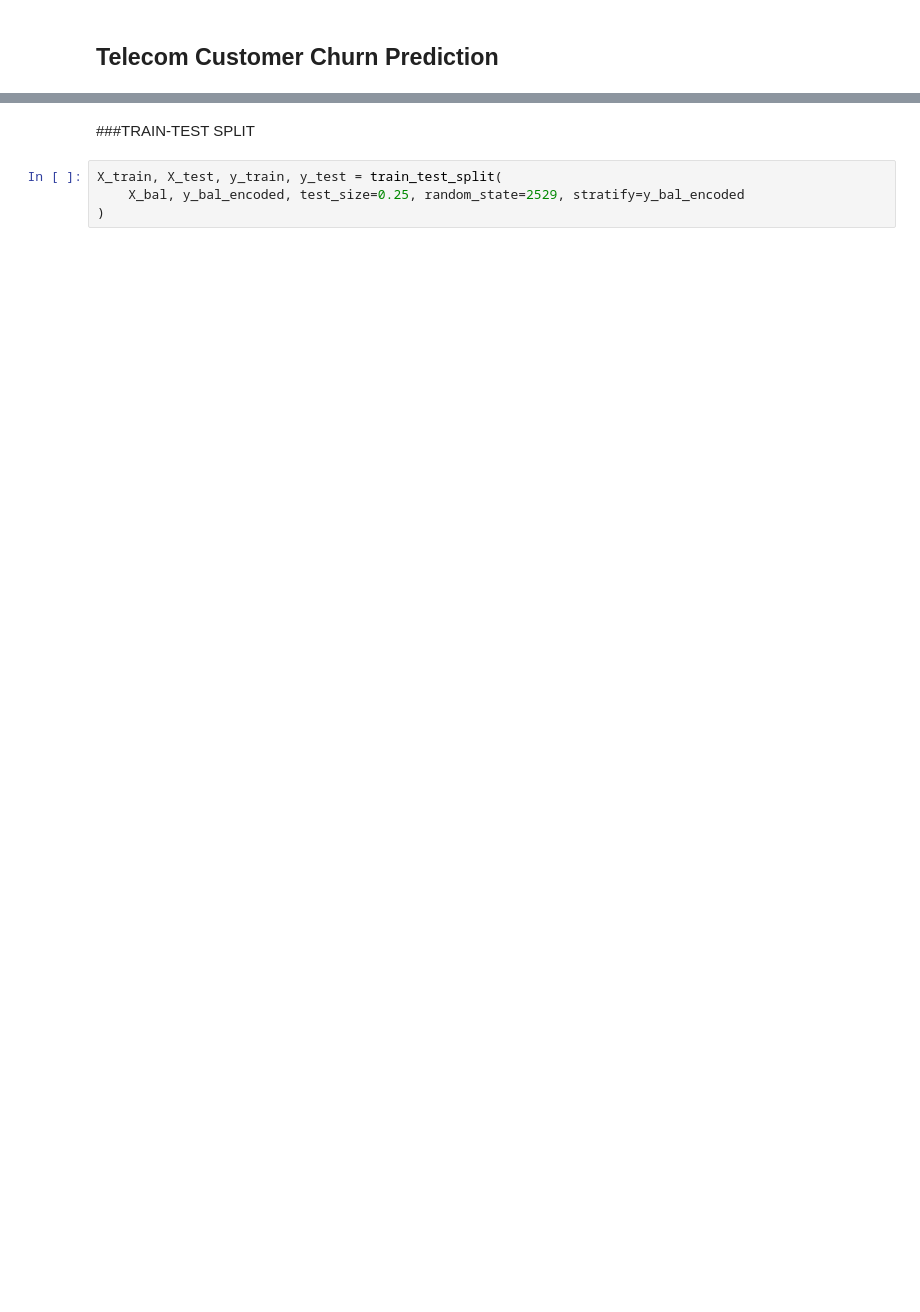
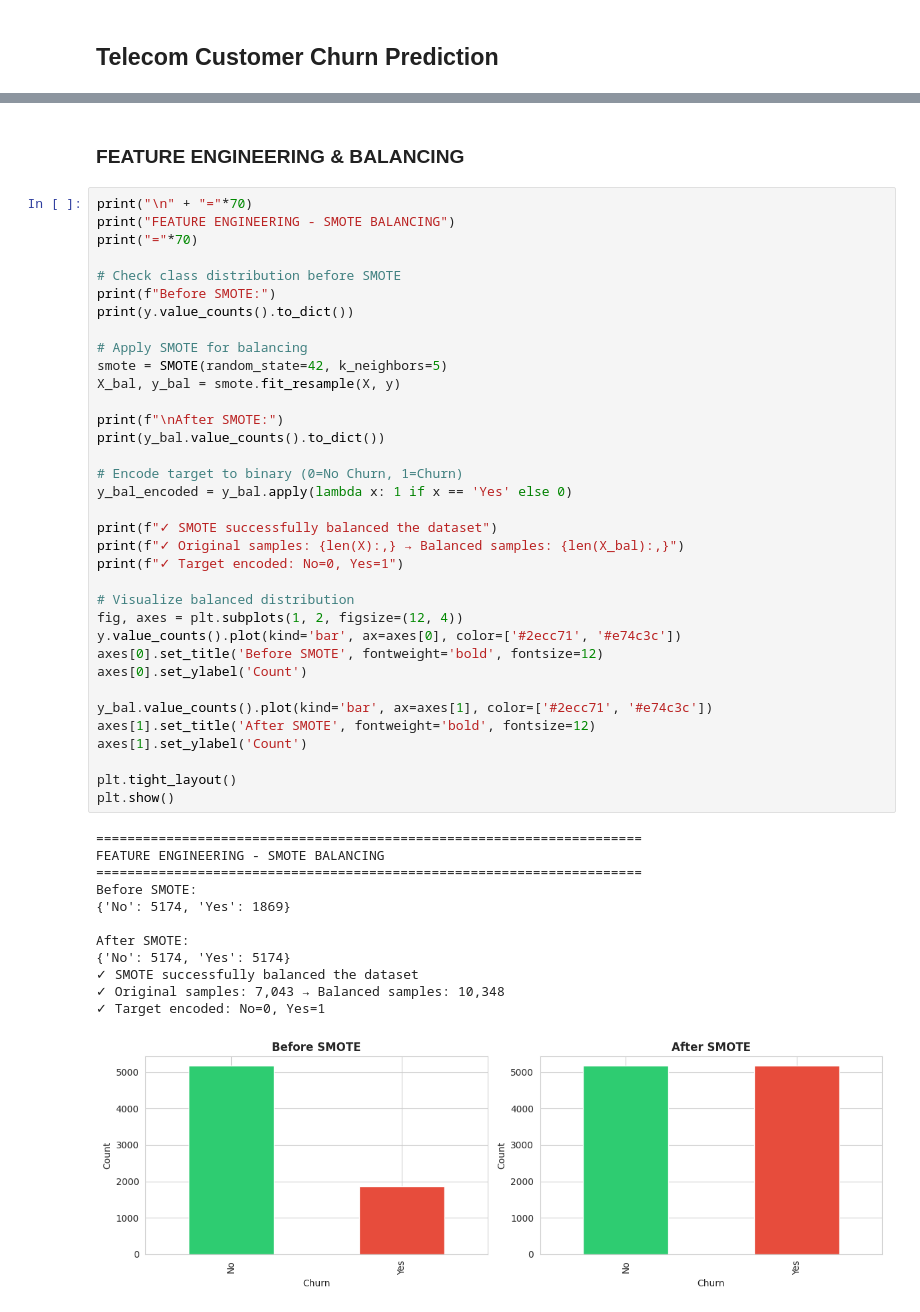
Before and after one commit to sathish-2424/Customer-Churn-Prediction, a Jupyter notebook: telecom_customer_churn_prediction.ipynb, the cells around one changed output, grey strips where cells are left out. Saved outputs shown, nothing was run; the diff lists cells and outputs as text; blank space fills up the shorter version.

```diff
--- a/telecom_customer_churn_prediction.ipynb
+++ b/telecom_customer_churn_prediction.ipynb
@@ -81,7 +179,51 @@ After SMOTE: {'No': 5174, 'Yes': 5174}
 # %% [markdown]
-###TRAIN-TEST SPLIT
+### FEATURE ENGINEERING & BALANCING
 # %%
-X_train, X_test, y_train, y_test = train_test_split(
-    X_bal, y_bal_encoded, test_size=0.25, random_state=2529, stratify=y_bal_encoded
-)
+print("\n" + "="*70)
+print("FEATURE ENGINEERING - SMOTE BALANCING")
+print("="*70)
+
+# Check class distribution before SMOTE
+print(f"Before SMOTE:")
+print(y.value_counts().to_dict())
+
+# Apply SMOTE for balancing
+smote = SMOTE(random_state=42, k_neighbors=5)
+X_bal, y_bal = smote.fit_resample(X, y)
+
+print(f"\nAfter SMOTE:")
+print(y_bal.value_counts().to_dict())
+
+# Encode target to binary (0=No Churn, 1=Churn)
+y_bal_encoded = y_bal.apply(lambda x: 1 if x == 'Yes' else 0)
+
+print(f"✓ SMOTE successfully balanced the dataset")
+print(f"✓ Original samples: {len(X):,} → Balanced samples: {len(X_bal):,}")
+print(f"✓ Target encoded: No=0, Yes=1")
+
+# Visualize balanced distribution
+fig, axes = plt.subplots(1, 2, figsize=(12, 4))
+y.value_counts().plot(kind='bar', ax=axes[0], color=['#2ecc71', '#e74c3c'])
+axes[0].set_title('Before SMOTE', fontweight='bold', fontsize=12)
+axes[0].set_ylabel('Count')
+
+y_bal.value_counts().plot(kind='bar', ax=axes[1], color=['#2ecc71', '#e74c3c'])
+axes[1].set_title('After SMOTE', fontweight='bold', fontsize=12)
+axes[1].set_ylabel('Count')
+
+plt.tight_layout()
+plt.show()
+# %% [output]
+======================================================================
+FEATURE ENGINEERING - SMOTE BALANCING
+======================================================================
+Before SMOTE:
+{'No': 5174, 'Yes': 1869}
+
+After SMOTE:
+{'No': 5174, 'Yes': 5174}
+✓ SMOTE successfully balanced the dataset
+✓ Original samples: 7,043 → Balanced samples: 10,348
+✓ Target encoded: No=0, Yes=1
+[figure, added]
 # %% [markdown]
```
Also changed, not shown: parts of 25 cells of this notebook, 5 other files.
